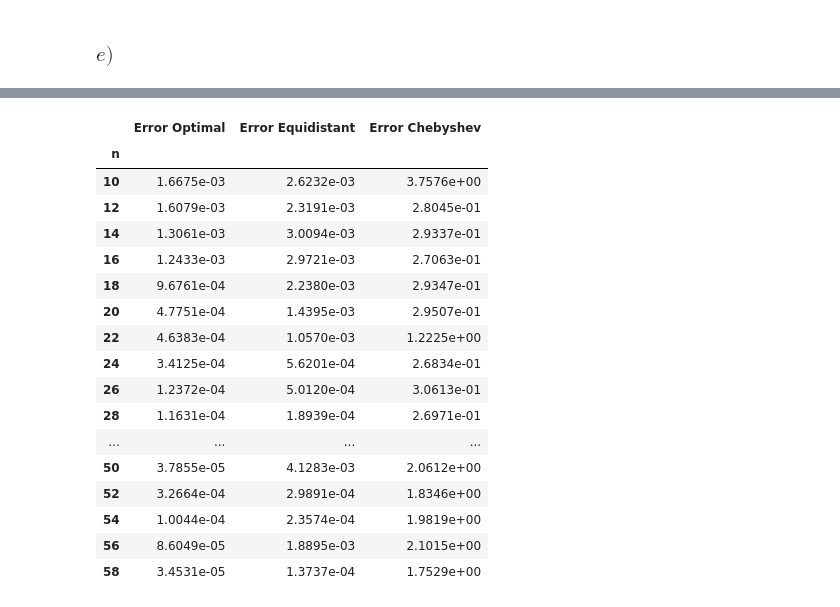
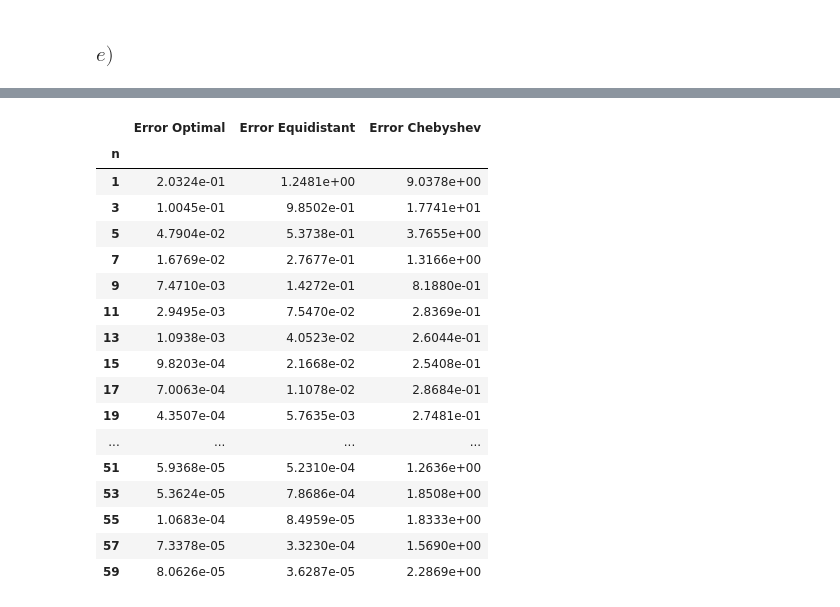
Before and after one commit to torgrimf/TMA4215_Project_1, a Jupyter notebook: jupyterfile.ipynb, the cells around one changed output, grey strips where cells are left out. Saved outputs shown, nothing was run; the diff lists cells and outputs as text; code cells hidden in the pictures.

```diff
--- a/jupyterfile.ipynb
+++ b/jupyterfile.ipynb
@@ -348,7 +348,7 @@ for i, (f, (a, b)) in enumerate(zip(f_funcs, domains)):
         label=r"Chebyshev $\left\|  f(x) - p_n(x) \right\|_2$",
     )
 
-    axs[i].set_xlabel("n (degree of interpolation polynomial)")
+    axs[i].set_xlabel("Degree of interpolation polynomial $[n]$")
     axs[i].set_ylabel("Estimated error")
     axs[i].set_title(rf"Estimated error $\left\| {sp.latex(fs[i])} - p_n(x) \right\|$")
 
@@ -478,7 +533,7 @@ def find_min_epsilon(search_a, search_b, tol, funcs):
             color="black",
             label=rf"$\varepsilon = {epsilon_min[i]:.2f}$",
         )
-        axs[i].set_xlabel(r"$\varepsilon$")
+        axs[i].set_xlabel(r"Shape parameter $[\varepsilon]$")
         axs[i].set_ylabel(r"$\left\| f - \tilde{{f}} \right\|_\infty$")
         axs[i].legend()
         axs[i].set_title(rf"$f(x) ={funcs_latex[i]}$")
@@ -519,8 +574,8 @@ for i, func in enumerate(funcs):
     axs[i].set_title(
         rf"$f(x)={funcs_latex[i]} \text{{ on }}\left[{a[i]}, {b[i]}\right]$"
     )
-    axs[i].set_xlabel("x")
-    axs[i].set_ylabel("y")
+    axs[i].set_xlabel(r"$x$")
+    axs[i].set_ylabel(r"$y$")
 plt.show()
 # %% [output]
 [drawing not drawn]
@@ -672,7 +727,7 @@ RuntimeWarning in 3488237091.py, line 16: invalid value encountered in matmul
     y_eval = phi_eval @ w
 [drawing not drawn]
 # %%
-n_vals = [n for n in range(10, 60, 2)]
+n_vals = [n for n in range(1, 60, 2)]
 a, b = -5, 5
 errors_optimal = np.zeros(len(n_vals))
 errors_equi_RBF = np.zeros(len(n_vals))
@@ -739,7 +794,7 @@ ax.semilogy(
 )
 
 ax.set_title(rf"Estimated error for $f(x)={funcs_latex[0]}, \, x \in [-5,5]$")
-ax.set_xlabel(r"$n$ (number of nodes - 1)")
+ax.set_xlabel(r"Number of nodes - 1 $n$ ")
 ax.set_ylabel(r"$\left\| f - \tilde{f}\right\|_2$")
 ax.legend()
 plt.show()
@@ -765,26 +820,26 @@ RuntimeWarning in 3488237091.py, line 16: invalid value encountered in matmul
     y_eval = phi_eval @ w
 RuntimeWarning in tracer.py, line 54: divide by zero encountered in matmul
     return f_raw(*args, **kwargs)
 RuntimeWarning in tracer.py, line 54: overflow encountered in matmul
     return f_raw(*args, **kwargs)
 RuntimeWarning in tracer.py, line 54: invalid value encountered in matmul
     return f_raw(*args, **kwargs)
 [drawing not drawn]
 |  | Error Optimal | Error Equidistant | Error Chebyshev |
 | n |  |  |  |
-| 10 | 1.6675e-03 | 2.6232e-03 | 3.7576e+00 |
-| 12 | 1.6079e-03 | 2.3191e-03 | 2.8045e-01 |
-| 14 | 1.3061e-03 | 3.0094e-03 | 2.9337e-01 |
-| 16 | 1.2433e-03 | 2.9721e-03 | 2.7063e-01 |
-| 18 | 9.6761e-04 | 2.2380e-03 | 2.9347e-01 |
-| 20 | 4.7751e-04 | 1.4395e-03 | 2.9507e-01 |
-| 22 | 4.6383e-04 | 1.0570e-03 | 1.2225e+00 |
-| 24 | 3.4125e-04 | 5.6201e-04 | 2.6834e-01 |
-| 26 | 1.2372e-04 | 5.0120e-04 | 3.0613e-01 |
-| 28 | 1.1631e-04 | 1.8939e-04 | 2.6971e-01 |
+| 1 | 2.0324e-01 | 1.2481e+00 | 9.0378e+00 |
+| 3 | 1.0045e-01 | 9.8502e-01 | 1.7741e+01 |
+| 5 | 4.7904e-02 | 5.3738e-01 | 3.7655e+00 |
+| 7 | 1.6769e-02 | 2.7677e-01 | 1.3166e+00 |
+| 9 | 7.4710e-03 | 1.4272e-01 | 8.1880e-01 |
+| 11 | 2.9495e-03 | 7.5470e-02 | 2.8369e-01 |
+| 13 | 1.0938e-03 | 4.0523e-02 | 2.6044e-01 |
+| 15 | 9.8203e-04 | 2.1668e-02 | 2.5408e-01 |
+| 17 | 7.0063e-04 | 1.1078e-02 | 2.8684e-01 |
+| 19 | 4.3507e-04 | 5.7635e-03 | 2.7481e-01 |
 | ... | ... | ... | ... |
-| 50 | 3.7855e-05 | 4.1283e-03 | 2.0612e+00 |
-| 52 | 3.2664e-04 | 2.9891e-04 | 1.8346e+00 |
-| 54 | 1.0044e-04 | 2.3574e-04 | 1.9819e+00 |
-| 56 | 8.6049e-05 | 1.8895e-03 | 2.1015e+00 |
-| 58 | 3.4531e-05 | 1.3737e-04 | 1.7529e+00 |
+| 51 | 5.9368e-05 | 5.2310e-04 | 1.2636e+00 |
+| 53 | 5.3624e-05 | 7.8686e-04 | 1.8508e+00 |
+| 55 | 1.0683e-04 | 8.4959e-05 | 1.8333e+00 |
+| 57 | 7.3378e-05 | 3.3230e-04 | 1.5690e+00 |
+| 59 | 8.0626e-05 | 3.6287e-05 | 2.2869e+00 |
```
Also changed, not shown: parts of 6 cells of this notebook, 1 other file.
